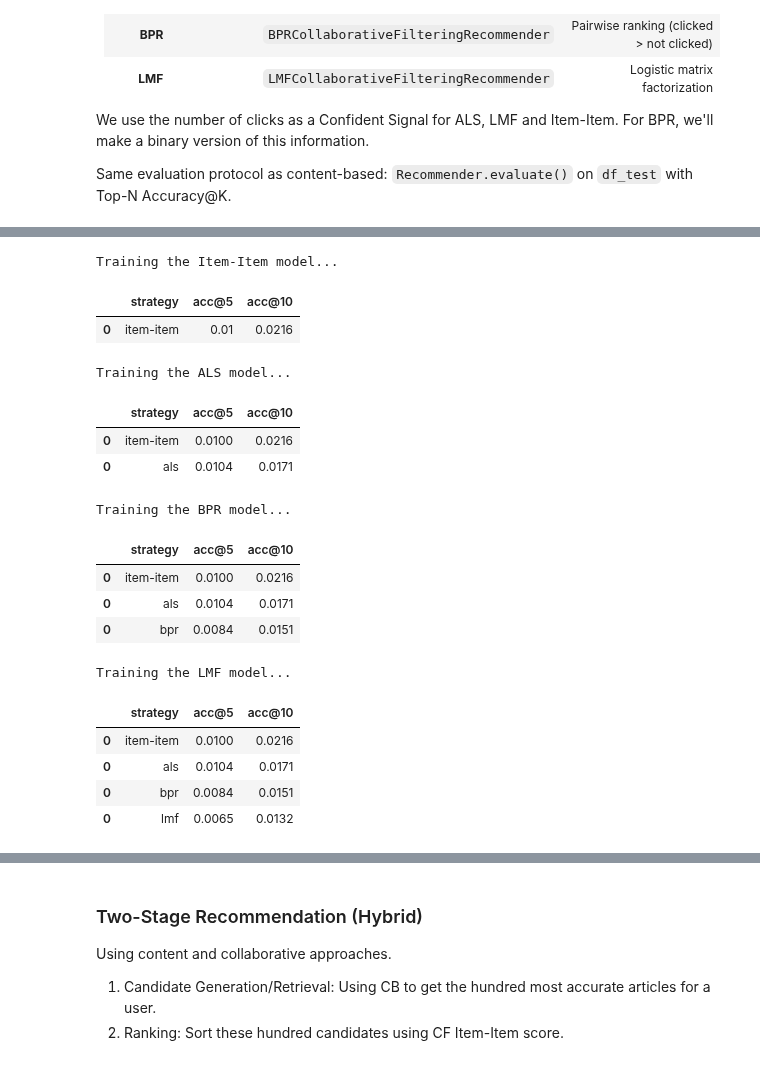
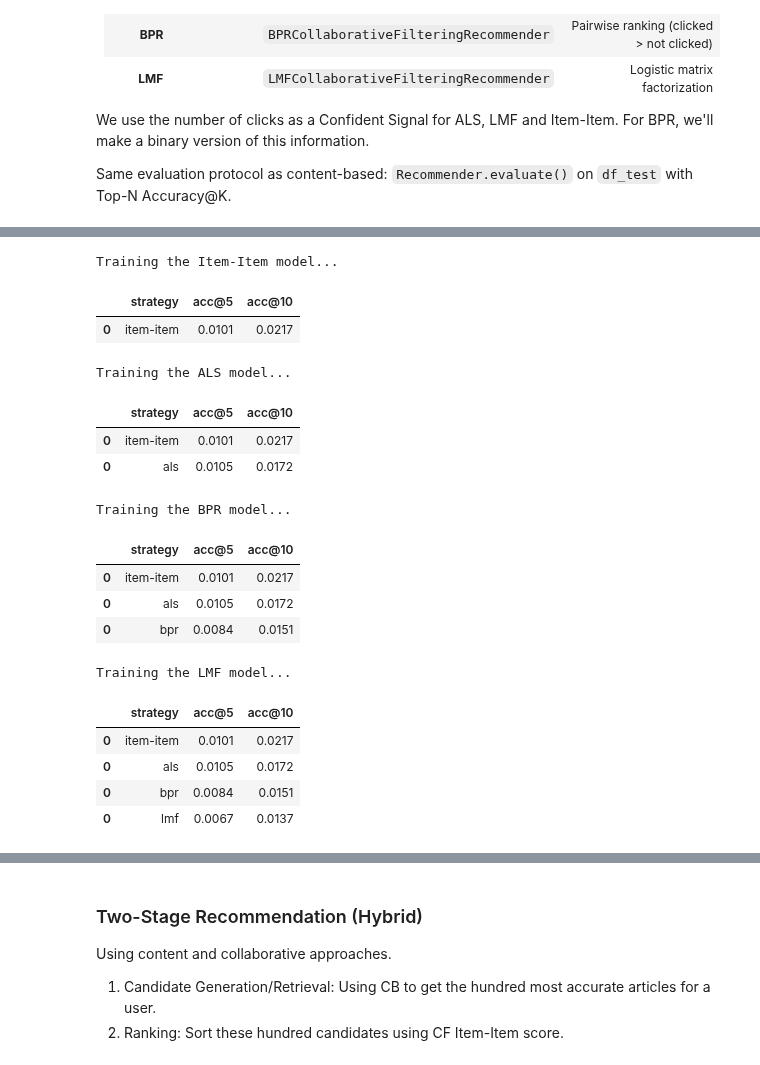
Before and after one commit to Laeti-dev/P10-Content_recommandation_app, a Jupyter notebook: notebooks/modeling.ipynb, the cells around one changed output, grey strips where cells are left out. Drawn from its saved outputs; the diff is of its cells as text; code cells hidden in the pictures.

```diff
--- a/notebooks/modeling.ipynb
+++ b/notebooks/modeling.ipynb
@@ -378,7 +421,7 @@ for demo_user in demo_users:
     # --- TEST 1 : MEAN STRATEGY ---
     print(f"Testing strategy: Mean for user {demo_user}")
     CB_model.fit(train_df, strategy="mean")
-    recs_mean = CB_model.recommend_batch([demo_user], n=5).get(demo_user, [])
+    recs_mean = CB_model.recommend_batch([demo_user], n=5, train_df=train_df, days_window=DAYS_WINDOW).get(demo_user, [])
     print(f"Number of accurate recommendations: {sum(1 for item in recs_mean if item in test_df.loc[test_df[USER_COL] == demo_user, ITEM_COL].dropna().astype(int).tolist())}")
 
     # Call the graph function
@@ -388,7 +431,7 @@ for demo_user in demo_users:
     # --- TEST 2 : RECENCY STRATEGY ---
     print(f"Testing strategy: Recency for user {demo_user}")
     CB_model.fit(train_df, strategy="recency")
-    recs_recency = CB_model.recommend_batch([demo_user], n=5).get(demo_user, [])
+    recs_recency = CB_model.recommend_batch([demo_user], n=5, train_df=train_df, days_window=DAYS_WINDOW).get(demo_user, [])
 
     # Call the graph function (the star will move!)
     plot_user_recommendations_2d(demo_user, CB_model, train_df, test_df, recs_recency, data_loader)
@@ -396,7 +439,7 @@ for demo_user in demo_users:
     # --- TEST 3 : CATEGORY STRATEGY ---
     print(f"Testing strategy: Category for user {demo_user}")
     CB_model.fit(train_df, strategy="category", top_n_categories=2)
-    recs_category = CB_model.recommend_batch([demo_user], n=5).get(demo_user, [])
+    recs_category = CB_model.recommend_batch([demo_user], n=5, train_df=train_df, days_window=DAYS_WINDOW).get(demo_user, [])
 
     # Call the graph function (the star will move!)
     plot_user_recommendations_2d(demo_user, CB_model, train_df, test_df, recs_category, data_loader)
@@ -564,7 +606,25 @@ Préparation des matrices creuses pour 'implicit'...
 Matrix created : 64734 users and 16478 articles.
 # %%
-def evaluate_implicit_model(model, user_item_matrix, df_test, item_to_idx, idx_to_item, topk: int = 5) -> float:
-    """Calculate the Hit Rate (Top-N Accuracy) for an implicit library model."""
+def evaluate_implicit_model(model, user_item_matrix, df_test, item_to_idx, idx_to_item, topk: int = 5, train_df: Optional[pd.DataFrame] = None, days_window: Optional[int] = None, timestamp_col: str = None, item_col: str = None) -> float:
+    """Calculate the Hit Rate (Top-N Accuracy) for an implicit library model with an optional temporal window."""
+    # Filter the candidate items that are in a defined temporal window (For recent articles only)
+    allowed_items_idxs = None
+    if days_window is not None and train_df is not None:
+        # Evaluate the maximum timestamp for the temporal window
+        max_timestamp = train_df[timestamp_col].max()
+        limit_date = max_timestamp - pd.Timedelta(days=days_window)
+
+        # Valid recent articles
+        recent_articles = train_df[train_df[timestamp_col] >= limit_date][item_col].dropna().astype(int).unique()
+        allowed_articles_set = set(recent_articles)
+
+        # Converting to indexes the implicit matrix
+        allowed_items_idxs = [item_to_idx[aid] for aid in allowed_articles_set if aid in item_to_idx]
+
+        if not allowed_items_idxs:
+            print(f"No recent articles found in the temporal window")
+            return 0.0
+
     # Quick grouping of ground truth (Test)
     test_grouped = df_test.groupby(USER_COL)[ITEM_COL].apply(set).to_dict()
 
@@ -575,6 +635,7 @@ def evaluate_implicit_model(model, user_item_matrix, df_test, item_to_idx, idx_t
     if not user_idxs:
         return 0.0
 
+    query_limit = topk * 3 if allowed_items_idxs is not None else topk
     # Batch recommendation (handled natively in C++/Cuda by implicit, ultra fast)
     # filter_already_liked_items=True automatically removes history from train!
     ids, scores = model.recommend(
@@ -600,8 +661,8 @@ print("Training the Item-Item model...")
 model_item_item = implicit.nearest_neighbours.CosineRecommender(K=20)
 model_item_item.fit(user_item_matrix)
 
-acc5_ii = evaluate_implicit_model(model_item_item, user_item_matrix, test_df, item_to_idx, idx_to_item, topk=5)
-acc10_ii = evaluate_implicit_model(model_item_item, user_item_matrix, test_df, item_to_idx, idx_to_item, topk=10)
+acc5_ii = evaluate_implicit_model(model_item_item, user_item_matrix, test_df, item_to_idx, idx_to_item, topk=5, train_df=train_df, days_window=DAYS_WINDOW, timestamp_col="click_timestamp", item_col=ITEM_COL)
+acc10_ii = evaluate_implicit_model(model_item_item, user_item_matrix, test_df, item_to_idx, idx_to_item, topk=10, train_df=train_df, days_window=DAYS_WINDOW, timestamp_col="click_timestamp", item_col=ITEM_COL)
 
 # Save results in new df
 CF_results_df = pd.DataFrame({
@@ -620,8 +681,8 @@ scaled_matrix = (user_item_matrix * alpha_val).astype('float32')
 model_als = implicit.als.AlternatingLeastSquares(factors=64, regularization=0.1, iterations=15, random_state=42)
 model_als.fit(scaled_matrix)
 
-acc5_als = evaluate_implicit_model(model_als, user_item_matrix, test_df, item_to_idx, idx_to_item, topk=5)
-acc10_als = evaluate_implicit_model(model_als, user_item_matrix, test_df, item_to_idx, idx_to_item, topk=10)
+acc5_als = evaluate_implicit_model(model_als, user_item_matrix, test_df, item_to_idx, idx_to_item, topk=5, train_df=train_df, days_window=DAYS_WINDOW, timestamp_col="click_timestamp", item_col=ITEM_COL)
+acc10_als = evaluate_implicit_model(model_als, user_item_matrix, test_df, item_to_idx, idx_to_item, topk=10, train_df=train_df, days_window=DAYS_WINDOW, timestamp_col="click_timestamp", item_col=ITEM_COL)
 
 # Save results
 CF_results_df = pd.concat([CF_results_df, pd.DataFrame({
@@ -639,49 +700,49 @@ bpr_matrix.data = np.ones_like(bpr_matrix.data)
 model_bpr = implicit.bpr.BayesianPersonalizedRanking(factors=64, regularization=0.01, iterations=30, random_state=42)
 model_bpr.fit(bpr_matrix)
 
-acc5_bpr = evaluate_implicit_model(model_bpr, user_item_matrix, test_df, item_to_idx, idx_to_item, topk=5)
-acc10_bpr = evaluate_implicit_model(model_bpr, user_item_matrix, test_df, item_to_idx, idx_to_item, topk=10)
+acc5_bpr = evaluate_implicit_model(model_bpr, user_item_matrix, test_df, item_to_idx, idx_to_item, topk=5, train_df=train_df, days_window=DAYS_WINDOW, timestamp_col="click_timestamp", item_col=ITEM_COL)
+acc10_bpr = evaluate_implicit_model(model_bpr, user_item_matrix, test_df, item_to_idx, idx_to_item, topk=10, train_df=train_df, days_window=DAYS_WINDOW, timestamp_col="click_timestamp", item_col=ITEM_COL)
 
 
 # Save results
 CF_results_df = pd.concat([CF_results_df, pd.DataFrame({
     "strategy": ["bpr"],
     "acc@5": [acc5_bpr],
     "acc@10": [acc10_bpr]
 })])
 display(CF_results_df)
 
 print("Training the LMF model...")
 model_lmf = implicit.lmf.LogisticMatrixFactorization(factors=64, regularization=0.6, iterations=30, random_state=42)
 model_lmf.fit(user_item_matrix)
 
-acc5_lmf = evaluate_implicit_model(model_lmf, user_item_matrix, test_df, item_to_idx, idx_to_item, topk=5)
-acc10_lmf = evaluate_implicit_model(model_lmf, user_item_matrix, test_df, item_to_idx, idx_to_item, topk=10)
+acc5_lmf = evaluate_implicit_model(model_lmf, user_item_matrix, test_df, item_to_idx, idx_to_item, topk=5, train_df=train_df, days_window=DAYS_WINDOW, timestamp_col="click_timestamp", item_col=ITEM_COL)
+acc10_lmf = evaluate_implicit_model(model_lmf, user_item_matrix, test_df, item_to_idx, idx_to_item, topk=10, train_df=train_df, days_window=DAYS_WINDOW, timestamp_col="click_timestamp", item_col=ITEM_COL)
 
 # Save results
 CF_results_df = pd.concat([CF_results_df, pd.DataFrame({
     "strategy": ["lmf"],
     "acc@5": [acc5_lmf],
     "acc@10": [acc10_lmf]
 })])
 display(CF_results_df)
 # %% [output]
 Training the Item-Item model...
 |  | strategy | acc@5 | acc@10 |
-| 0 | item-item | 0.01 | 0.0216 |
+| 0 | item-item | 0.0101 | 0.0217 |
 Training the ALS model...
 |  | strategy | acc@5 | acc@10 |
-| 0 | item-item | 0.0100 | 0.0216 |
-| 0 | als | 0.0104 | 0.0171 |
+| 0 | item-item | 0.0101 | 0.0217 |
+| 0 | als | 0.0105 | 0.0172 |
 Training the BPR model...
 |  | strategy | acc@5 | acc@10 |
-| 0 | item-item | 0.0100 | 0.0216 |
-| 0 | als | 0.0104 | 0.0171 |
+| 0 | item-item | 0.0101 | 0.0217 |
+| 0 | als | 0.0105 | 0.0172 |
 | 0 | bpr | 0.0084 | 0.0151 |
 Training the LMF model...
 |  | strategy | acc@5 | acc@10 |
-| 0 | item-item | 0.0100 | 0.0216 |
-| 0 | als | 0.0104 | 0.0171 |
+| 0 | item-item | 0.0101 | 0.0217 |
+| 0 | als | 0.0105 | 0.0172 |
 | 0 | bpr | 0.0084 | 0.0151 |
-| 0 | lmf | 0.0065 | 0.0132 |
+| 0 | lmf | 0.0067 | 0.0137 |
 # %%
```
Also changed, not shown: parts of 20 cells of this notebook.
